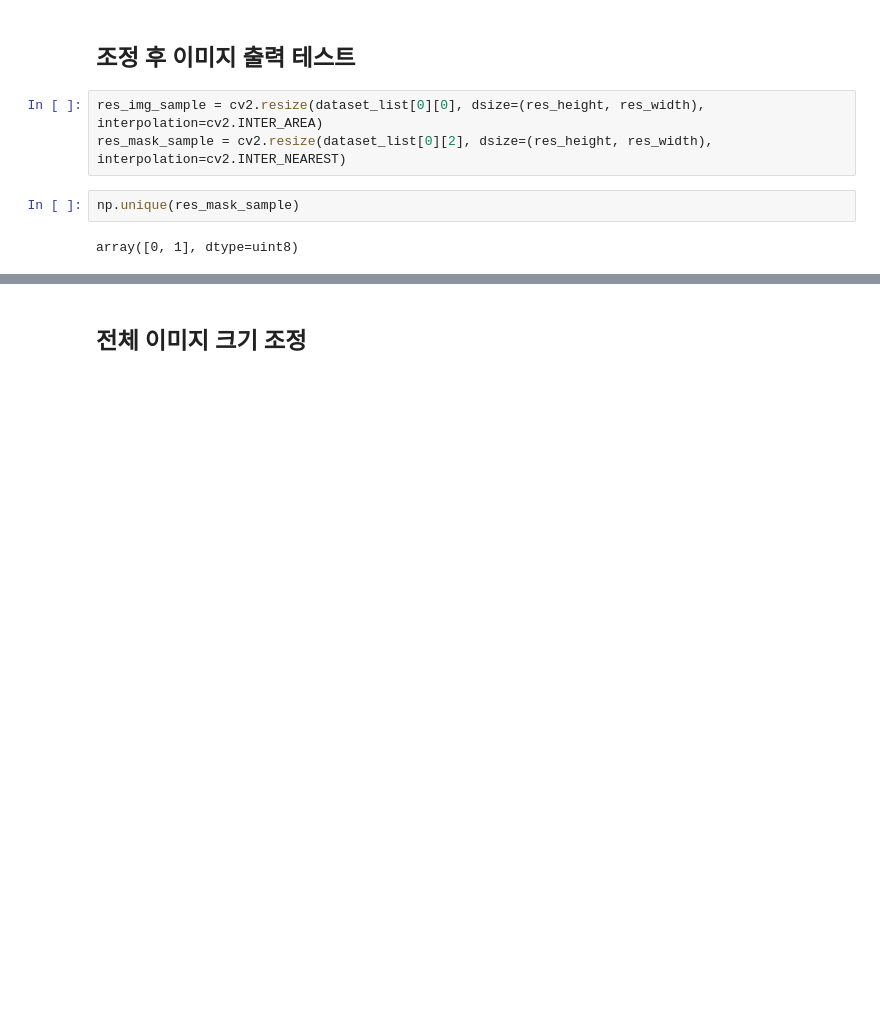
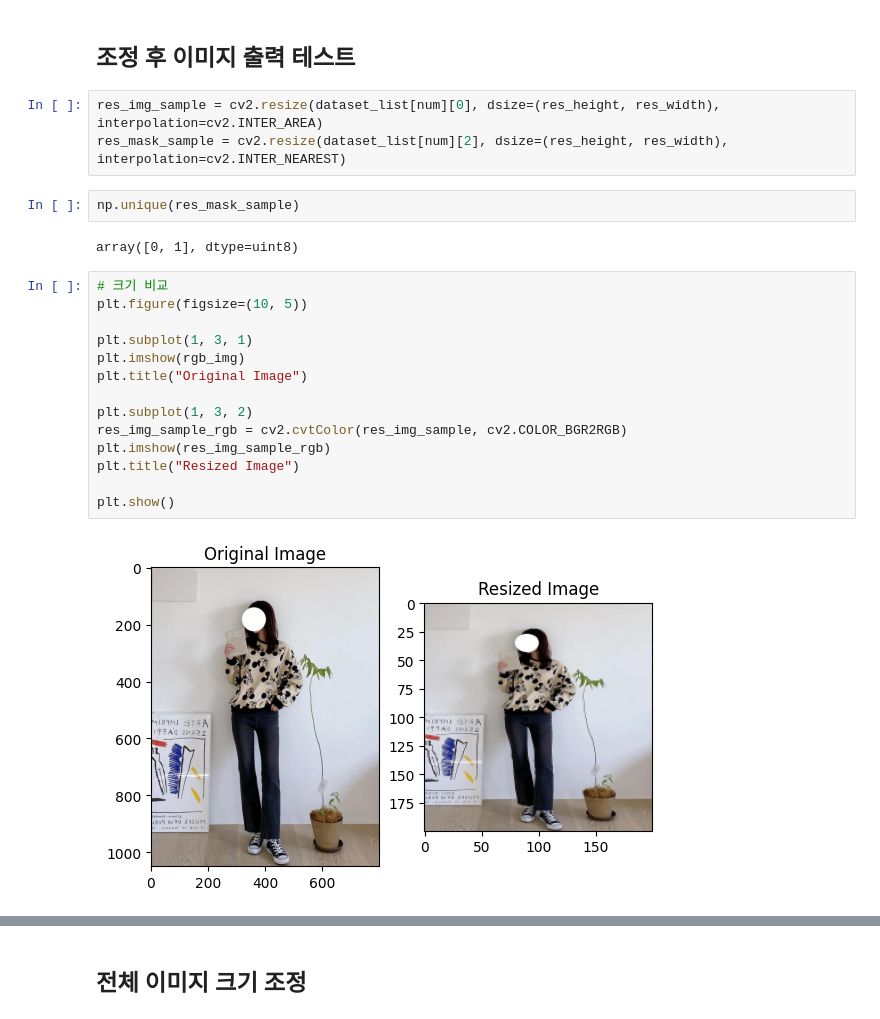
Before and after one commit to guswns7452/Perst, a Jupyter notebook: machineLearning/01_Cloth Detection Model/01-04_Binary Train-Test Split, Image Resize.ipynb, the cells around one changed output, grey strips where cells are left out. Drawn from its saved outputs; the diff is of its cells as text; blank space fills up the shorter version.

```diff
--- a/machineLearning/01_Cloth Detection Model/01-04_Binary Train-Test Split, Image Resize.ipynb
+++ b/machineLearning/01_Cloth Detection Model/01-04_Binary Train-Test Split, Image Resize.ipynb
@@ -155,12 +159,28 @@ plt.show()
 # %% [markdown]
 ## 조정 후 이미지 출력 테스트
 # %%
-res_img_sample = cv2.resize(dataset_list[0][0], dsize=(res_height, res_width), interpolation=cv2.INTER_AREA)
-res_mask_sample = cv2.resize(dataset_list[0][2], dsize=(res_height, res_width), interpolation=cv2.INTER_NEAREST)
+res_img_sample = cv2.resize(dataset_list[num][0], dsize=(res_height, res_width), interpolation=cv2.INTER_AREA)
+res_mask_sample = cv2.resize(dataset_list[num][2], dsize=(res_height, res_width), interpolation=cv2.INTER_NEAREST)
 # %%
 np.unique(res_mask_sample)
 # %% [output]
 array([0, 1], dtype=uint8)
+# %%
+# 크기 비교
+plt.figure(figsize=(10, 5))
+
+plt.subplot(1, 3, 1)
+plt.imshow(rgb_img)
+plt.title("Original Image")
+
+plt.subplot(1, 3, 2)
+res_img_sample_rgb = cv2.cvtColor(res_img_sample, cv2.COLOR_BGR2RGB)
+plt.imshow(res_img_sample_rgb)
+plt.title("Resized Image")
+
+plt.show()
+# %% [output]
+[figure, added]
 # %%
 # 리스트 형태 확인
 plt.figure(figsize=(10, 5))
```
Also changed, not shown: parts of 5 cells of this notebook, 6 other files.
